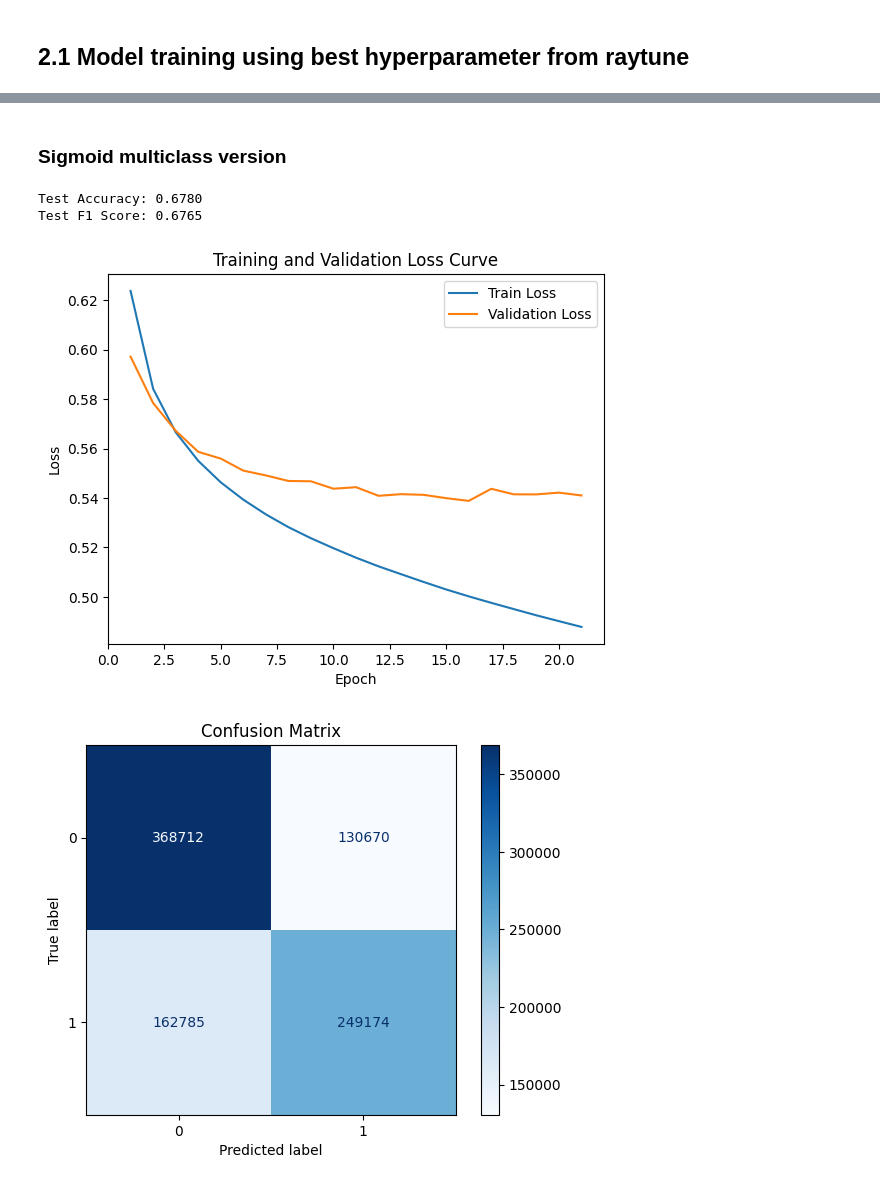
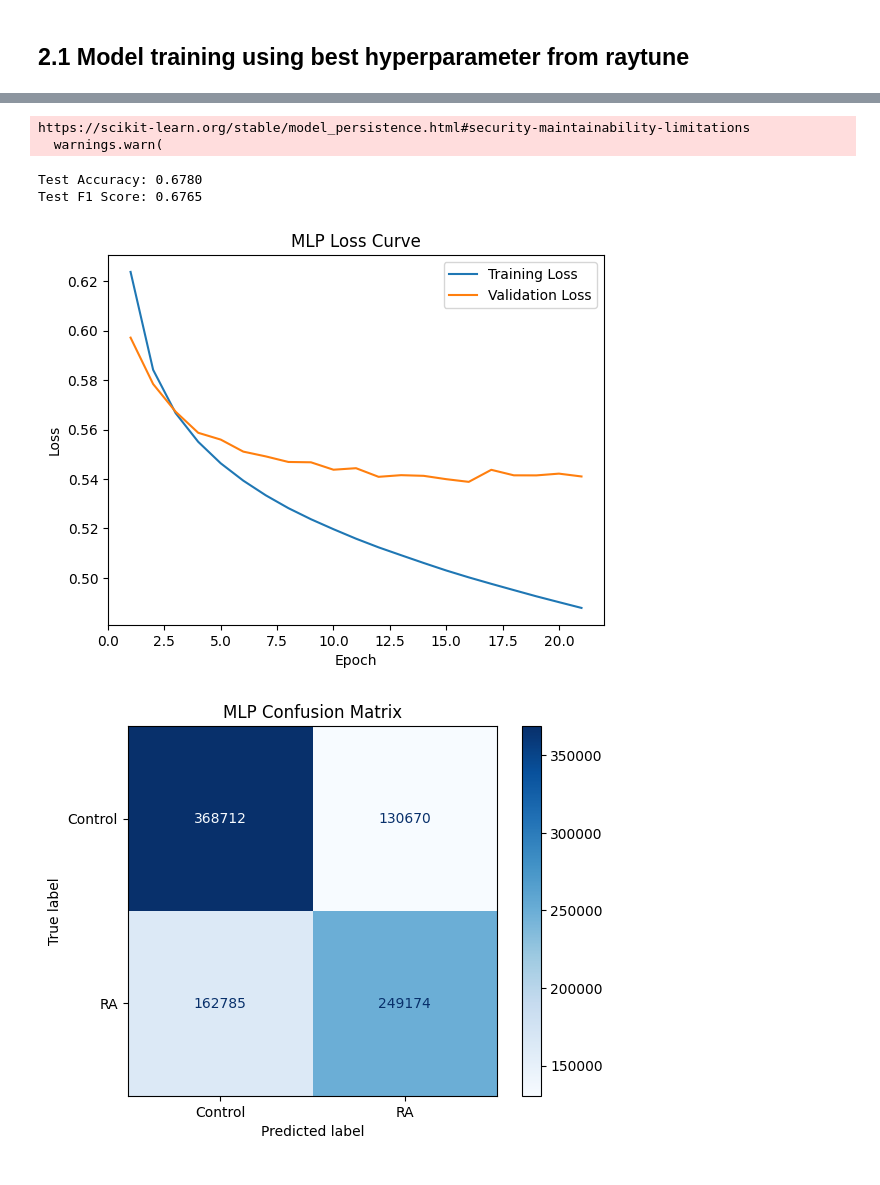
Before and after one commit to lewisl23/BCR-classification-model, a Jupyter notebook: model_training/MLP_sigmoid/mlp_pytorch.ipynb, the cells around one changed output, grey strips where cells are left out. Cells and saved outputs as stored; diff of their text form; code cells hidden in the pictures.

Commit message:
update model

```diff
--- a/model_training/MLP_sigmoid/mlp_pytorch.ipynb
+++ b/model_training/MLP_sigmoid/mlp_pytorch.ipynb
@@ -610,28 +483,0 @@ probs.shape
-# %%
-# ROC Curve flipped
-model.eval()
-with torch.no_grad():
-    probs = torch.sigmoid(model(X_test_tensor)).cpu().numpy()
-    flipped_probs = 1 - probs
-    y_true = y_test.values
-    y_onehot = label_binarize(y_true, classes=list(range(probs.shape[1])))
-
-fpr = dict()
-tpr = dict()
-roc_auc = dict()
-fpr, tpr, _ = roc_curve(y_true, flipped_probs[:, 0])  # or just probs if it's 1D
-roc_auc = auc(fpr, tpr)
-
-# Plot
-plt.figure()
-plt.plot(fpr, tpr, label=f"ROC curve (AUC = {roc_auc:.2f})")
-plt.plot([0, 1], [0, 1], "k--")
-plt.xlabel("False Positive Rate")
-plt.ylabel("True Positive Rate")
-plt.title("ROC Curve")
-plt.legend()
-plt.grid()
-plt.show()
-
-print("Probabilities (first 10):", probs[:10].flatten())
-print("True labels (first 10):", y_true[:10])
@@ -645,5 +484,3 @@ True labels (first 10): [0 0 0 0 0 0 1 1 1 1]
-# %% [markdown]
-### Sigmoid multiclass version
 # %%
 # Load scaler
 scaler = joblib.load("scaler.pkl")
@@ -688,7 +525,7 @@ class MLP(nn.Module):
 # Initialize and load the saved model
 input_dim = X_test_tensor.shape[1]
 model = MLP(input_dim=input_dim).to(device)
-model.load_state_dict(torch.load("/home/s2106664/msc_project/model_training/best_mlp_sigmoid_model.pth"))
+model.load_state_dict(torch.load("/home/s2106664/msc_project/model_training/MLP_sigmoid/best_mlp_sigmoid_model.pth"))
 model.eval()
 
 
@@ -707,38 +544,40 @@ f1 = f1_score(y_test, predicted, average='weighted')  # or 'macro', 'micro' base
 print(f"Test Accuracy: {accuracy:.4f}")
 print(f"Test F1 Score: {f1:.4f}")
 # %% [output]
-Test Accuracy: 0.6780
-Test F1 Score: 0.6765
+https://scikit-learn.org/stable/model_persistence.html#security-maintainability-limitations
+  warnings.warn(
+Test Accuracy: 0.6780
+Test F1 Score: 0.6765
 # %%
 loss_df = pd.read_csv("/home/s2106664/msc_project/model_training/MLP_sigmoid/mlp_train_validation_losses_sigmoid.csv")
 
-plt.plot(loss_df['epoch'], loss_df['train_loss'], label='Train Loss')
+plt.plot(loss_df['epoch'], loss_df['train_loss'], label='Training Loss')
 plt.plot(loss_df['epoch'], loss_df['val_loss'], label='Validation Loss')
 plt.xlabel('Epoch')
 plt.ylabel('Loss')
-plt.title('Training and Validation Loss Curve')
+plt.title('MLP Loss Curve')
 plt.legend()
 plt.savefig("MLP_loss_curve.png", dpi=300, bbox_inches='tight')
 plt.show()
 # %% [output]
-[figure, old version]
+[figure, new version]
 # %%
 # Get predictions
 with torch.no_grad():
     outputs = model(X_test_tensor)
-    probs = torch.sigmoid(outputs)              # Convert logits to probabilities
+    probs = torch.sigmoid(outputs)
     predicted = (probs > 0.5).long().squeeze()  # Threshold at 0.5
 
 predicted = predicted.cpu().numpy()
 
 cm = confusion_matrix(y_test, predicted)
-disp = ConfusionMatrixDisplay(confusion_matrix=cm)
+disp = ConfusionMatrixDisplay(confusion_matrix=cm, display_labels=["Control", "RA"])
 disp.plot(cmap=plt.cm.Blues)
-plt.title("Confusion Matrix")
+plt.title("MLP Confusion Matrix")
 plt.savefig("MLP_confusion_matrix.png", dpi=300, bbox_inches='tight')
 plt.show()
 # %% [output]
-[figure, old version]
+[figure, new version]
 # %%
 with torch.no_grad():
     output = model(X_test_tensor)  # shape: (N, 1)
```
Also changed, not shown: parts of 10 cells of this notebook, 24 other files.
